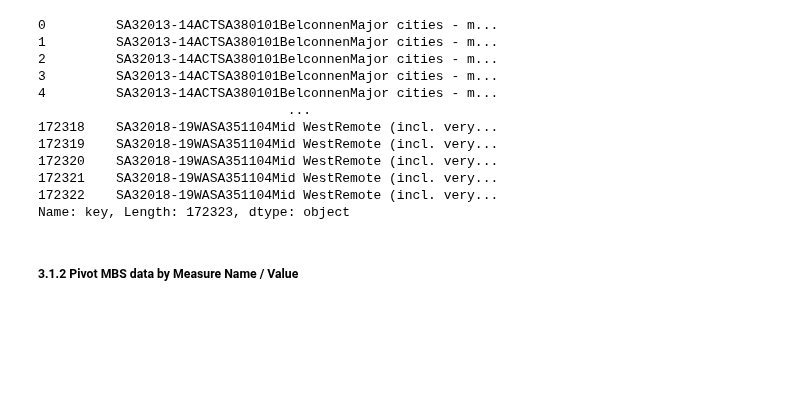
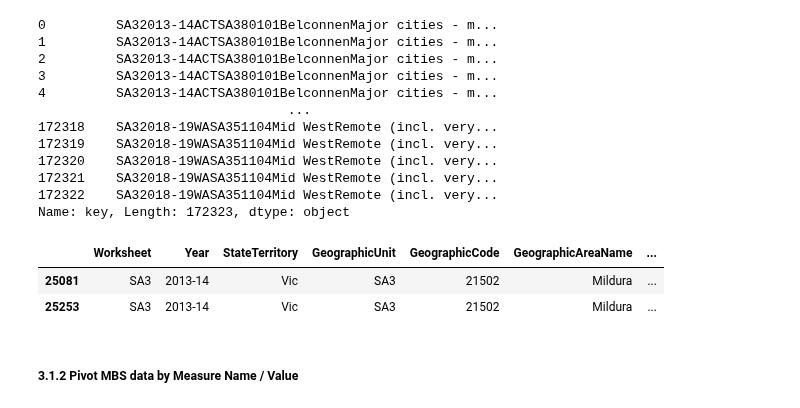
Before and after one commit to jiniep/mbs_analysis, a Jupyter notebook: scripts/1_clean_transform_mbs_data.ipynb, the cells around one changed output. Cells and saved outputs as stored; diff of their text form; code cells hidden in the pictures; blank space fills up the shorter version.

```diff
--- a/scripts/1 clean_transform_mbs_data.ipynb
+++ b/scripts/1_clean_transform_mbs_data.ipynb
@@ -617,6 +635,27 @@ count_unique_rows_2['key']
 172321    SA32018-19WASA351104Mid WestRemote (incl. very...
 172322    SA32018-19WASA351104Mid WestRemote (incl. very...
 Name: key, Length: 172323, dtype: object
+# %%
+# investigating why 2 rows are generated for these 15 rows by pivotable and grouping
+dups = ["SA32013-14VicSA321502MilduraOuter regionalLevel 1Allied Health attendances (total)45-64", "SA32014-15VicSA320401Upper Goulburn ValleyInner regionalLevel 3GP Mental HealthAll persons", "SA32014-15VicSA321704WarrnamboolInner regionalLevel 1Nursing and Aboriginal Health Workers (total)65+",
+        "SA32015-16QldSA330204SandgateMajor cities - medium SESLevel 3GP Mental HealthAll persons",
+        "SA32015-16QldSA331402North LakesMajor cities - medium SESLevel 1Nursing and Aboriginal Health Workers (total)65+",
+        "SA32016-17NSWSA310106Young - YassInner regionalLevel 1Nursing and Aboriginal Health Workers (total)All persons",
+        "SA32016-17NSWSA311903HurstvilleMajor cities - medium SESLevel 1Allied Health attendances (total)65+",
+        "SA32016-17QldSA330402Kenmore - Brookfield - MoggillMajor cities - higher SESLevel 2Allied Health subtotal - OptometryAll persons",
+        "SA32016-17QldSA331605NoosaMajor cities - medium SESLevel 3GP Mental HealthAll persons",
+        "SA32017-18NSWSA310402Coffs HarbourInner regionalLevel 3GP Multidisciplinary Case ConferenceAll persons",
+        "SA32017-18NSWSA312103Ku-ring-gaiMajor cities - higher SESLevel 1Nursing and Aboriginal Health Workers (total)All persons",
+        "SA32017-18QldSA330601Cairns - NorthOuter regionalLevel 3Cervical Smear PIPAll persons",
+        "SA32017-18QldSA331902BurnettInner regionalLevel 2Allied Health subtotal - OptometryAll persons",
+        "SA32018-19NSWSA310801Great LakesInner regionalLevel 1Allied Health attendances (total)45-64",
+        "SA32018-19TasSA360105Hobart InnerInner regionalLevel 1Allied Health attendances (total)45-64"]
+x = count_unique_rows_2['key'].isin(['SA32013-14VicSA321502MilduraOuter regionalLevel 1Allied Health attendances (total)45-64'])
+count_unique_rows_2[x]
+# %% [output]
+|  | Worksheet | Year | StateTerritory | GeographicUnit | GeographicCode | GeographicAreaName | ... |
+| 25081 | SA3 | 2013-14 | Vic | SA3 | 21502 | Mildura | ... |
+| 25253 | SA3 | 2013-14 | Vic | SA3 | 21502 | Mildura | ... |
 # %% [markdown]
 ##### 3.1.2 Pivot MBS data by Measure Name / Value
 # %%
```
Also changed, not shown: parts of 12 cells of this notebook, 1 other file.
